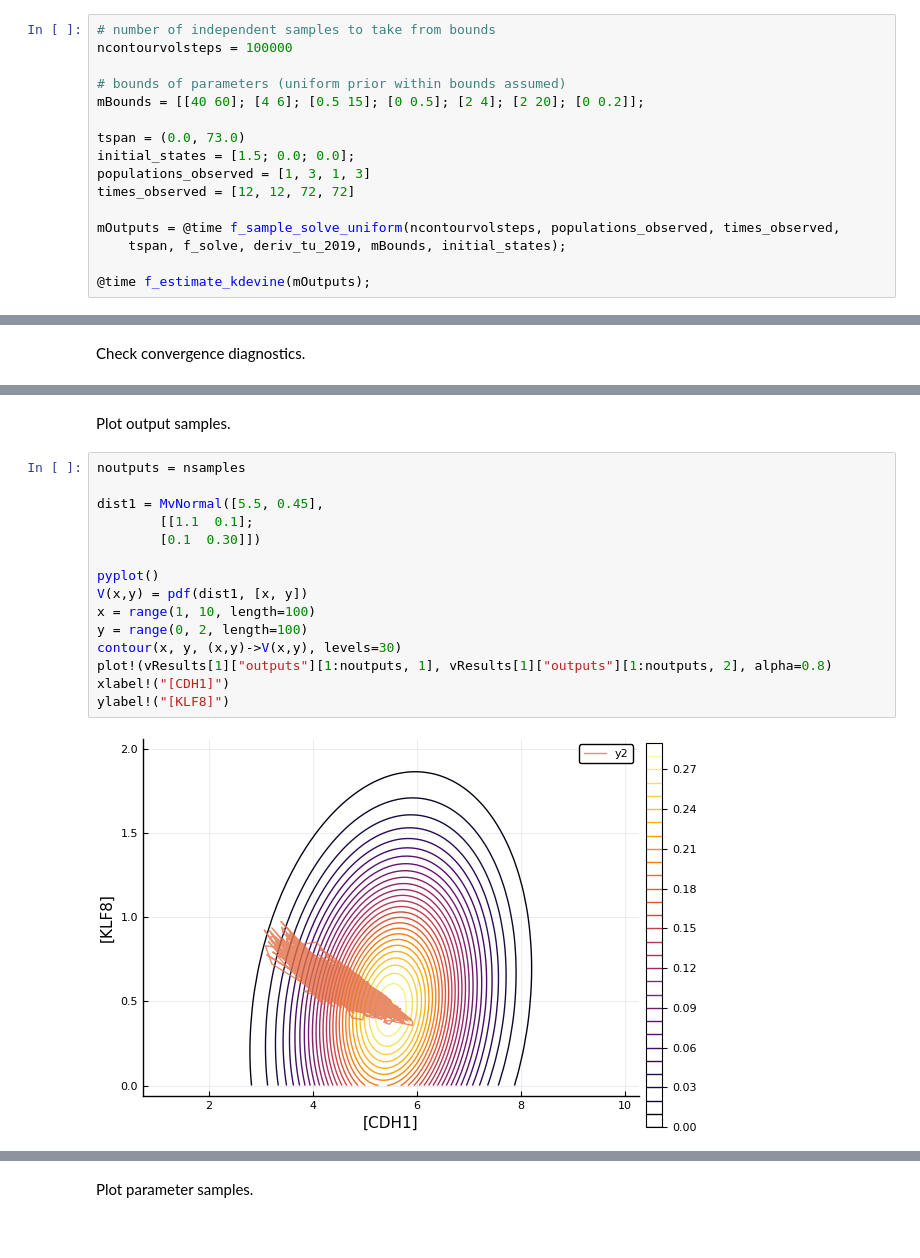
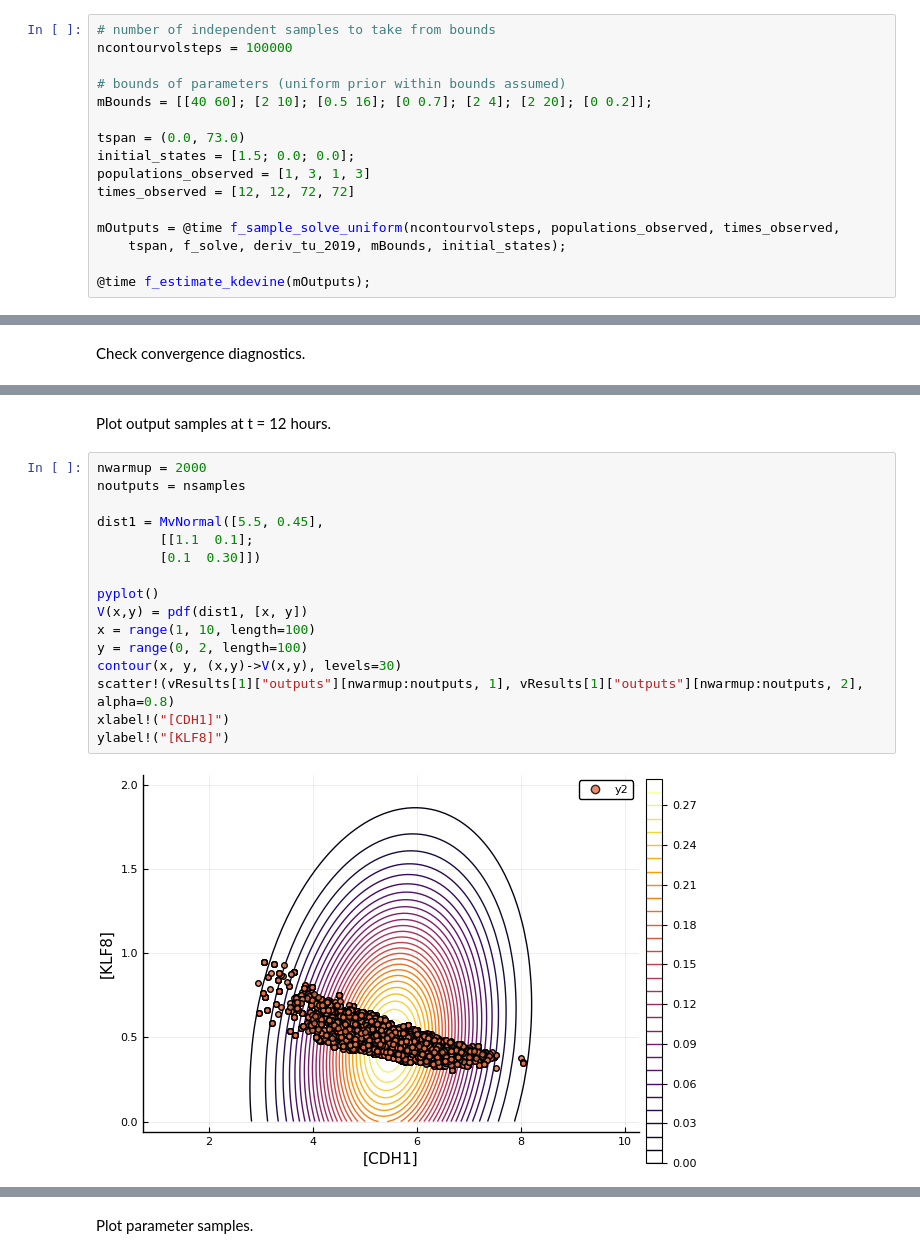
Before and after one commit to ben18785/inverse-sensitivity, a Jupyter notebook: src/s_tu_et_al_2019.ipynb, the cells around one changed output, grey strips where cells are left out. Saved outputs shown, nothing was run; the diff lists cells and outputs as text.

```diff
--- a/src/s_tu_et_al_2019.ipynb
+++ b/src/s_tu_et_al_2019.ipynb
@@ -366,7 +366,7 @@ plot(sol)
 ncontourvolsteps = 100000
 
 # bounds of parameters (uniform prior within bounds assumed)
-mBounds = [[40 60]; [4 6]; [0.5 15]; [0 0.5]; [2 4]; [2 20]; [0 0.2]];
+mBounds = [[40 60]; [2 10]; [0.5 16]; [0 0.7]; [2 4]; [2 20]; [0 0.2]];
 
 tspan = (0.0, 73.0)
 initial_states = [1.5; 0.0; 0.0];
@@ -422,19 +435,20 @@ f_rhat(vResults)
 # %% [markdown]
-Plot output samples.
+Plot output samples at t = 12 hours.
 # %%
+nwarmup = 2000
 noutputs = nsamples
 
 dist1 = MvNormal([5.5, 0.45],
         [[1.1  0.1];
         [0.1  0.30]])
 
 pyplot()
 V(x,y) = pdf(dist1, [x, y])
 x = range(1, 10, length=100)
 y = range(0, 2, length=100)
 contour(x, y, (x,y)->V(x,y), levels=30)
-plot!(vResults[1]["outputs"][1:noutputs, 1], vResults[1]["outputs"][1:noutputs, 2], alpha=0.8)
+scatter!(vResults[1]["outputs"][nwarmup:noutputs, 1], vResults[1]["outputs"][nwarmup:noutputs, 2], alpha=0.8)
 xlabel!("[CDH1]")
 ylabel!("[KLF8]")
 # %% [output]
-[figure, old version]
+[figure, new version]
```
Also changed, not shown: parts of 24 cells of this notebook, 6 other files.
